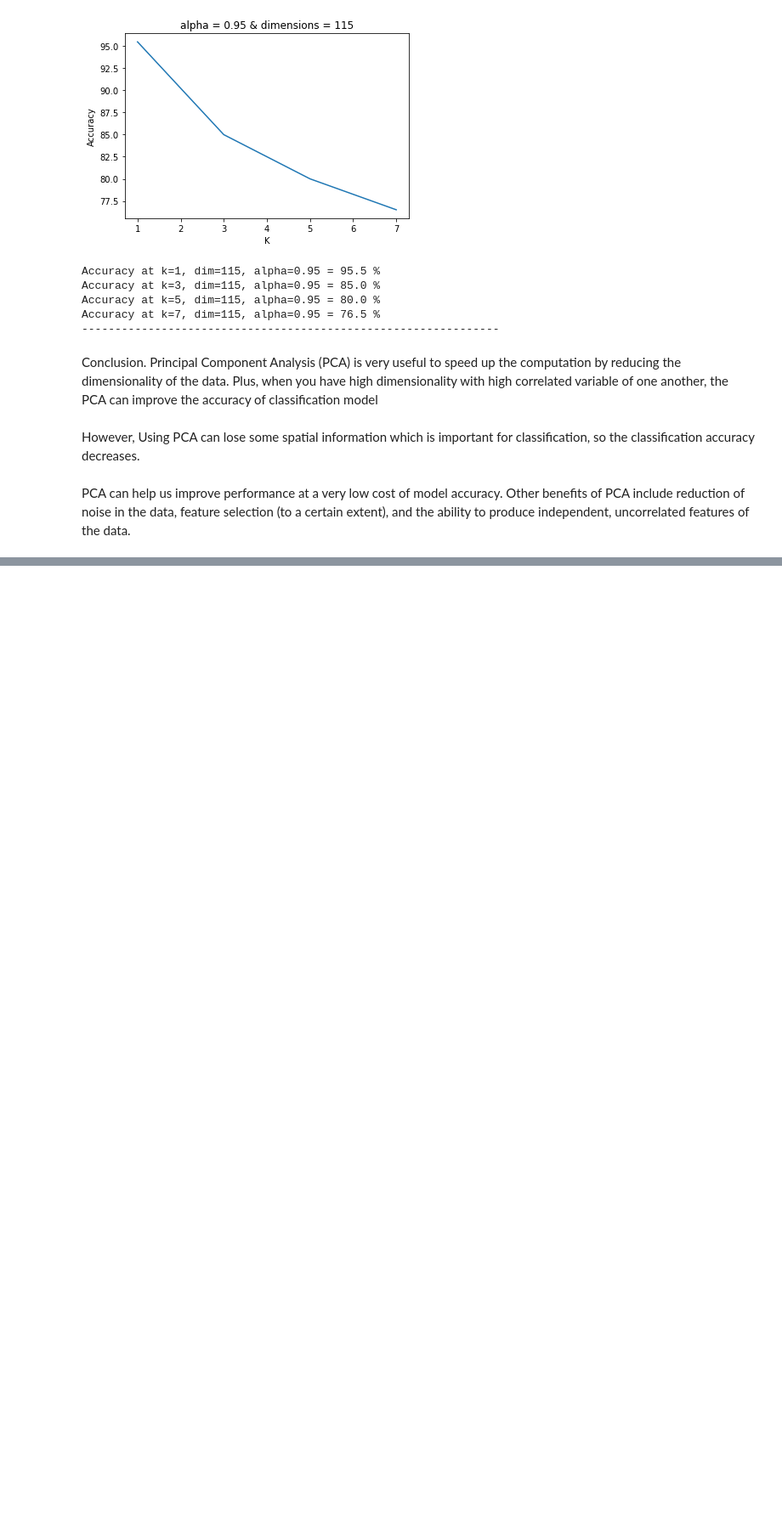
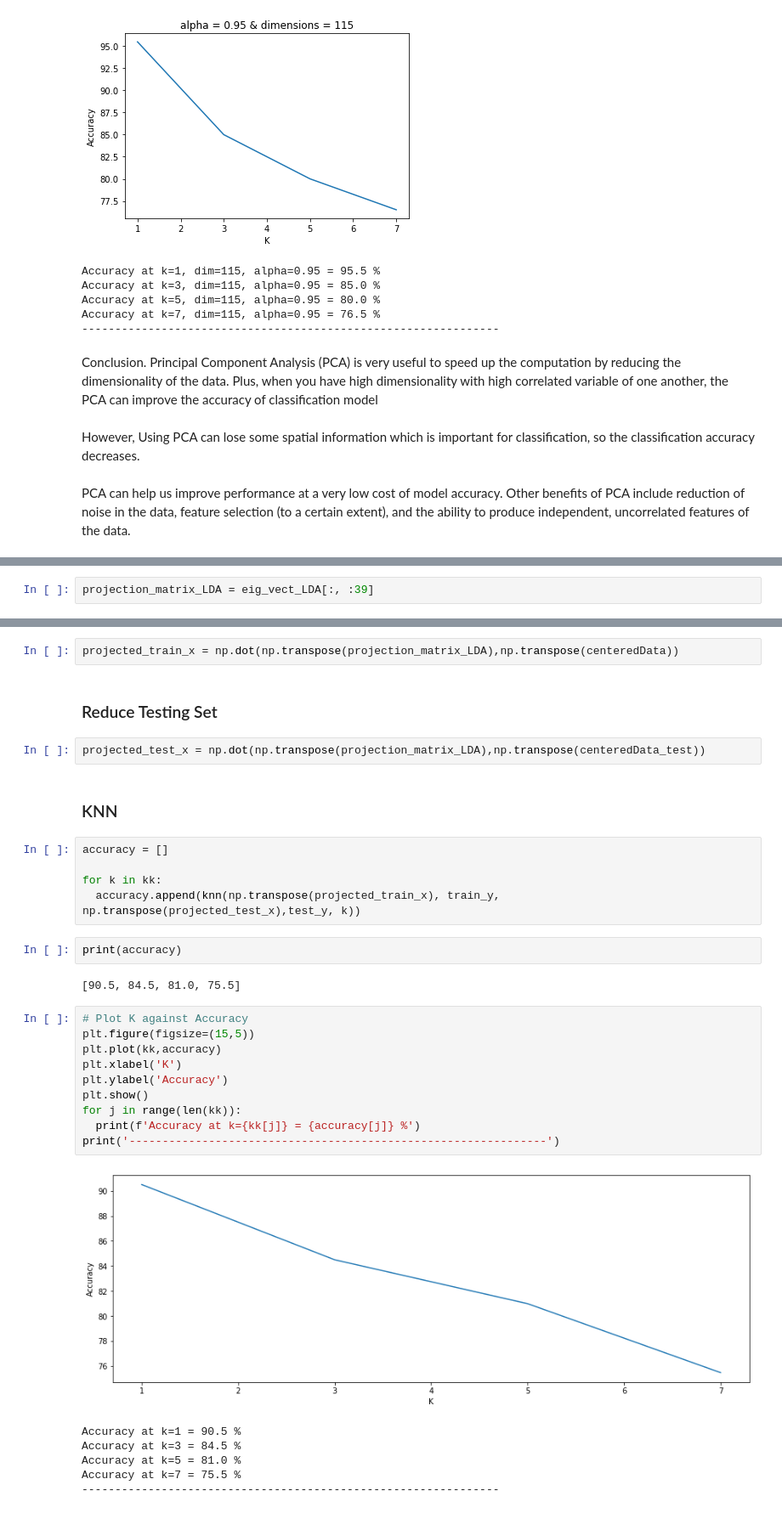
Before and after one commit to Abdelrahman-Shawky/Face-Recognition, a Jupyter notebook: Face_Recognition.ipynb, the cells around one changed output, grey strips where cells are left out. Shown at 85% size. Saved outputs shown, nothing was run; the diff lists cells and outputs as text; blank space fills up the shorter version.

```diff
--- a/Face_Recognition.ipynb
+++ b/Face_Recognition.ipynb
@@ -414,0 +563,2 @@ PCA can help us improve performance at a very low cost of model accuracy. Other
+# %%
+projection_matrix_LDA = eig_vect_LDA[:, :39]
@@ -414,0 +567,34 @@ PCA can help us improve performance at a very low cost of model accuracy. Other
+# %%
+projected_train_x = np.dot(np.transpose(projection_matrix_LDA),np.transpose(centeredData))
+# %% [markdown]
+### Reduce Testing Set
+# %%
+projected_test_x = np.dot(np.transpose(projection_matrix_LDA),np.transpose(centeredData_test))
+# %% [markdown]
+### KNN
+# %%
+accuracy = []
+
+for k in kk:
+  accuracy.append(knn(np.transpose(projected_train_x), train_y, np.transpose(projected_test_x),test_y, k))
+# %%
+print(accuracy)
+# %% [output]
+[90.5, 84.5, 81.0, 75.5]
+# %%
+# Plot K against Accuracy
+plt.figure(figsize=(15,5))
+plt.plot(kk,accuracy)
+plt.xlabel('K')
+plt.ylabel('Accuracy')
+plt.show()
+for j in range(len(kk)):
+  print(f'Accuracy at k={kk[j]} = {accuracy[j]} %')
+print('---------------------------------------------------------------')
+# %% [output]
+[figure, added]
+Accuracy at k=1 = 90.5 %
+Accuracy at k=3 = 84.5 %
+Accuracy at k=5 = 81.0 %
+Accuracy at k=7 = 75.5 %
+---------------------------------------------------------------
```
Also changed, not shown: parts of 28 cells of this notebook.
